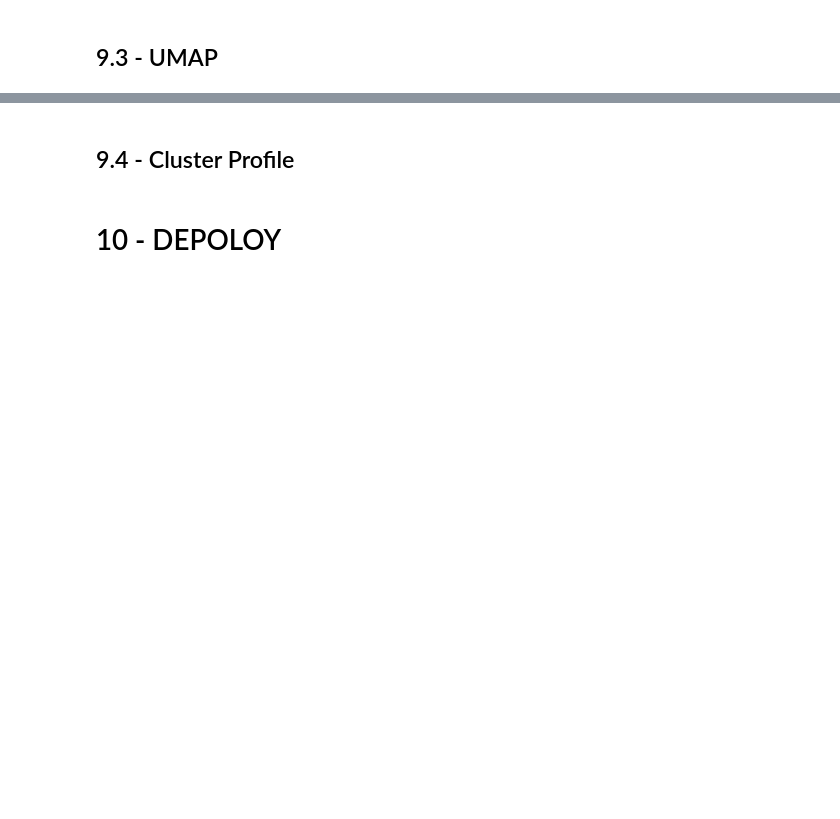
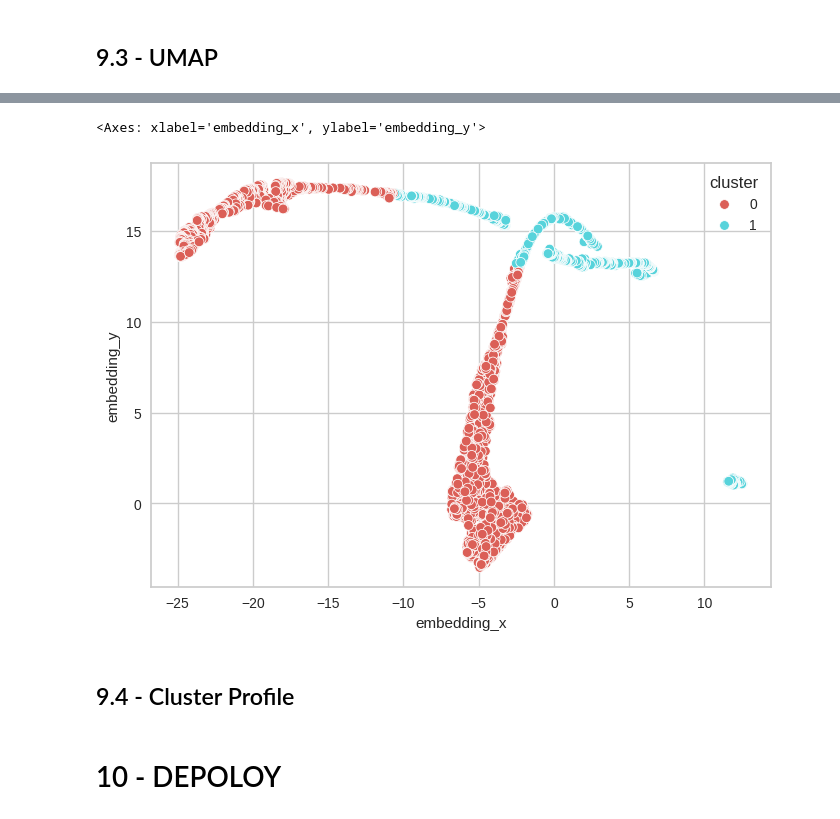
Before and after one commit to RPerottoni/Loyalty_Program_with_Clustering, a Jupyter notebook: notebooks/c05_rp_clustrering_models.ipynb, the cells around one changed output, grey strips where cells are left out. Drawn from its saved outputs; the diff is of its cells as text; code cells hidden in the pictures; blank space fills up the shorter version.

```diff
--- a/notebooks/c05_rp_clustrering_models.ipynb
+++ b/notebooks/c05_rp_clustrering_models.ipynb
@@ -637,0 +781,3 @@ dtype: int64
+# %%
+df_ref['avg_qty_products_purchased'] = df_ref['qty_prod_purchased'] / df_ref['qty_invoices']
+df_ref.isna().sum()
@@ -660,3 +807,5 @@ dtype: int64
+# %%
+df4 = df_ref.copy()
 # %% [markdown]
 ## 4.1 - Univariate Analysis
 # %% [markdown]
@@ -810,18 +975,14 @@ df5 = df4.copy()
 mms = pp.MinMaxScaler()
 
 # Transformer
-df5['gross_revenue']     = mms.fit_transform( df5[['gross_revenue']])
-df5['recency_days']      = mms.fit_transform( df5[['recency_days']])
-df5['qty_invoices']      = mms.fit_transform( df5[['qty_invoices']])
-df5['qty_of_products']   = mms.fit_transform( df5[['qty_of_products']])
-df5['range_of_products'] = mms.fit_transform( df5[['range_of_products']])
-df5['avg_ticket']        = mms.fit_transform( df5[['avg_ticket']])
-df5['avg_recency_days']  = mms.fit_transform( df5[['avg_recency_days']])
-df5['frequency']         = mms.fit_transform( df5[['frequency']])
-df5['qty_returns']       = mms.fit_transform( df5[['qty_returns']])
-df5['n_purchase']        = mms.fit_transform( df5[['n_purchase']])
-df5['n_products']        = mms.fit_transform( df5[['n_products']])
-df5['avg_basket_size']   = mms.fit_transform( df5[['avg_basket_size']])
+df5['gross_revenue']              = mms.fit_transform( df5[['gross_revenue']])
+df5['recency_days']               = mms.fit_transform( df5[['recency_days']])
+df5['qty_invoices']               = mms.fit_transform( df5[['qty_invoices']])
+df5['qty_prod_purchased']         = mms.fit_transform( df5[['qty_prod_purchased']])
+df5['range_of_products']        = mms.fit_transform( df5[['range_of_products']])
+df5['avg_ticket']                 = mms.fit_transform( df5[['avg_ticket']])
+df5['frequency']                  = mms.fit_transform( df5[['frequency']])
+df5['avg_qty_products_purchased'] = mms.fit_transform( df5[['avg_qty_products_purchased']])
 # %% [markdown]
 # <font color='red'> 6 - FEATURE SELECTION </font>
 # %%
@@ -1026,8 +1218,8 @@ df_results.style.highlight_max( color='lightgreen', axis=1 ) #identifying the hi
 # 8 - MACHINE LEARNING TRAINING
 # %%
 # Model Definition
-k = 3
-kmeans = c.KMeans( init='random', n_clusters=k, n_init=10, max_iter=300, random_state=42 )
+k = 2
+kmeans = cc.KMeans( init='random', n_clusters=k, n_init=10, max_iter=300, random_state=42 )
 
 # Model Training
 kmeans.fit( X )
@@ -1073,20 +1287,23 @@ UMAP, T-SNE ( 2009 )- Abordagem por topologia ( Manifold ). Topologia sao grafos
 # %%
 # UMAP
-reducer = umap.( n_neighbors=90, random_state=42 )
+reducer = umap.UMAP( n_neighbors=90, random_state=42 )
 embedding = reducer.fit_transform( X )
 
 # Embedding
 df_viz['embedding_x'] = embedding[:, 0]
 df_viz['embedding_y'] = embedding[:, 1]
 
 # Plot UMAP
 sns.scatterplot(
                  x='embedding_x',
                  y='embedding_y',
                  hue='cluster',
                  palette=sns.color_palette('hls',
                                            n_colors=len(df_viz['cluster'].unique())),
                  data=df_viz)
+# %% [output]
+<Axes: xlabel='embedding_x', ylabel='embedding_y'>
+[figure, added]
 # %% [markdown]
 ## 9.4 - Cluster Profile
 # %%
```
Also changed, not shown: parts of 116 cells of this notebook, 6 other files.
